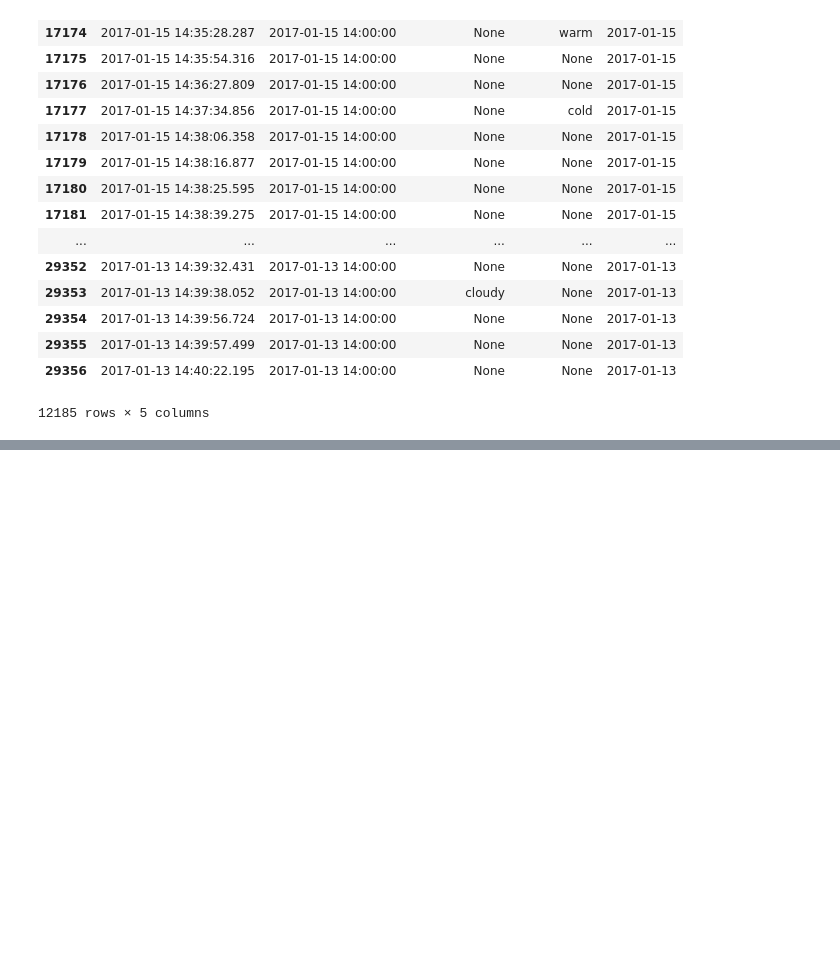
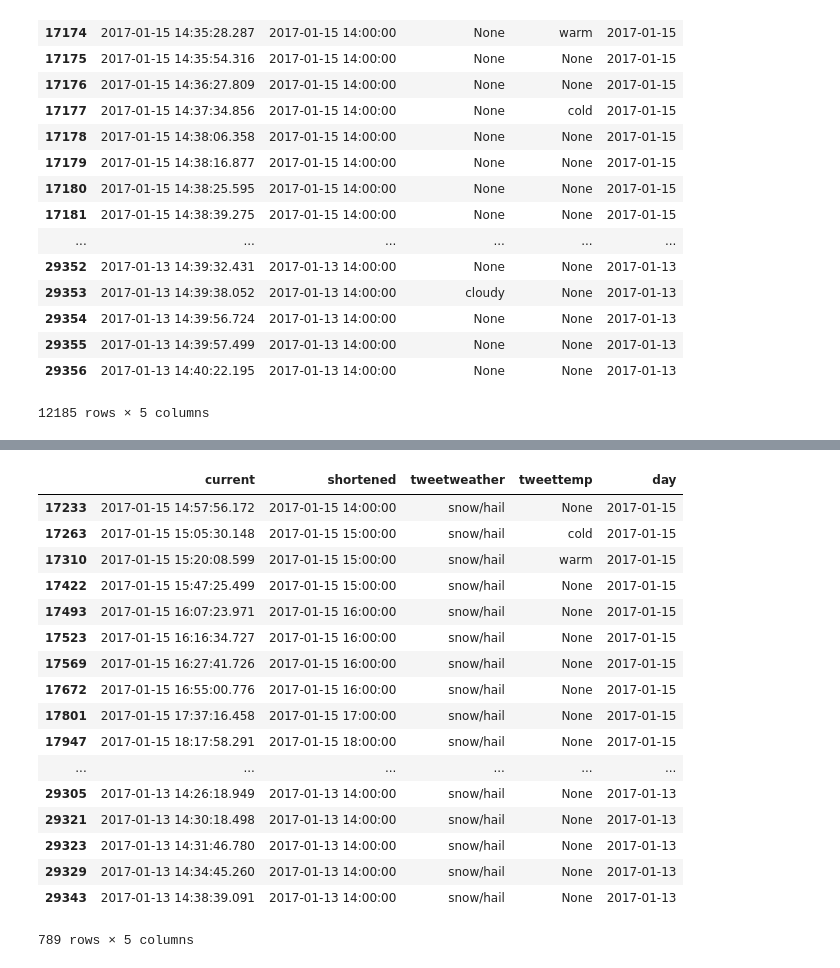
Before and after one commit to AdamNew1/twitterdata, a Jupyter notebook: timgraphs/weather time scale .ipynb, the cells around one changed output, grey strips where cells are left out. Cells and saved outputs as stored; diff of their text form; code cells hidden in the pictures; blank space fills up the shorter version.

```diff
--- a/timgraphs/weather time scale .ipynb
+++ b/timgraphs/weather time scale .ipynb
@@ -86,0 +180,21 @@ df1 =
+# %%
+dfsnow
+# %% [output]
+|  | current | shortened | tweetweather | tweettemp | day |
+| 17233 | 2017-01-15 14:57:56.172 | 2017-01-15 14:00:00 | snow/hail | None | 2017-01-15 |
+| 17263 | 2017-01-15 15:05:30.148 | 2017-01-15 15:00:00 | snow/hail | cold | 2017-01-15 |
+| 17310 | 2017-01-15 15:20:08.599 | 2017-01-15 15:00:00 | snow/hail | warm | 2017-01-15 |
+| 17422 | 2017-01-15 15:47:25.499 | 2017-01-15 15:00:00 | snow/hail | None | 2017-01-15 |
+| 17493 | 2017-01-15 16:07:23.971 | 2017-01-15 16:00:00 | snow/hail | None | 2017-01-15 |
+| 17523 | 2017-01-15 16:16:34.727 | 2017-01-15 16:00:00 | snow/hail | None | 2017-01-15 |
+| 17569 | 2017-01-15 16:27:41.726 | 2017-01-15 16:00:00 | snow/hail | None | 2017-01-15 |
+| 17672 | 2017-01-15 16:55:00.776 | 2017-01-15 16:00:00 | snow/hail | None | 2017-01-15 |
+| 17801 | 2017-01-15 17:37:16.458 | 2017-01-15 17:00:00 | snow/hail | None | 2017-01-15 |
+| 17947 | 2017-01-15 18:17:58.291 | 2017-01-15 18:00:00 | snow/hail | None | 2017-01-15 |
+| ... | ... | ... | ... | ... | ... |
+| 29305 | 2017-01-13 14:26:18.949 | 2017-01-13 14:00:00 | snow/hail | None | 2017-01-13 |
+| 29321 | 2017-01-13 14:30:18.498 | 2017-01-13 14:00:00 | snow/hail | None | 2017-01-13 |
+| 29323 | 2017-01-13 14:31:46.780 | 2017-01-13 14:00:00 | snow/hail | None | 2017-01-13 |
+| 29329 | 2017-01-13 14:34:45.260 | 2017-01-13 14:00:00 | snow/hail | None | 2017-01-13 |
+| 29343 | 2017-01-13 14:38:39.091 | 2017-01-13 14:00:00 | snow/hail | None | 2017-01-13 |
+789 rows × 5 columns
```
Also changed, not shown: parts of 31 cells of this notebook, 1 other file.
